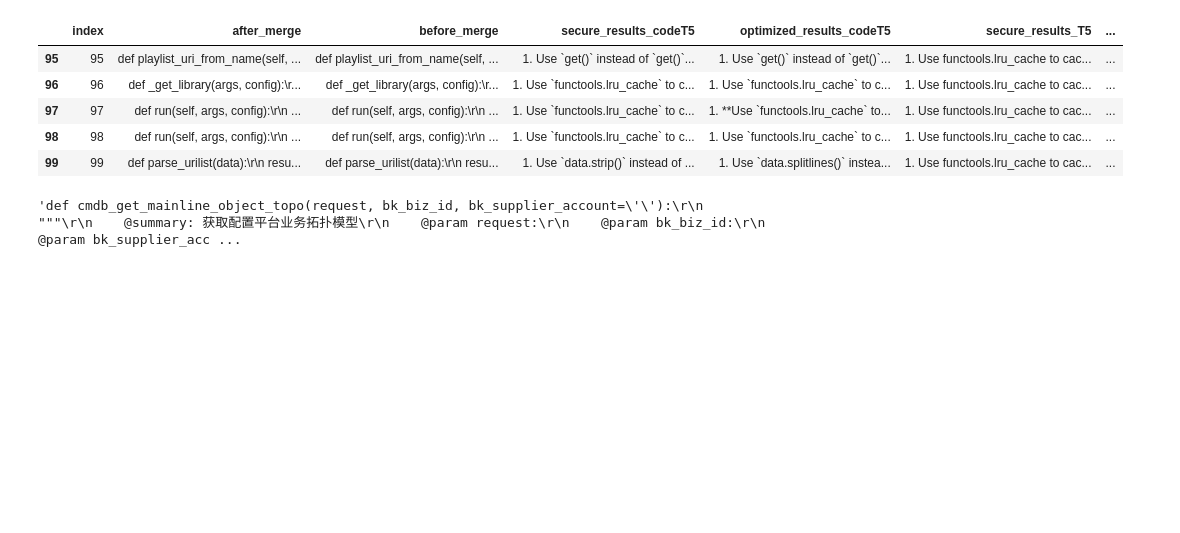
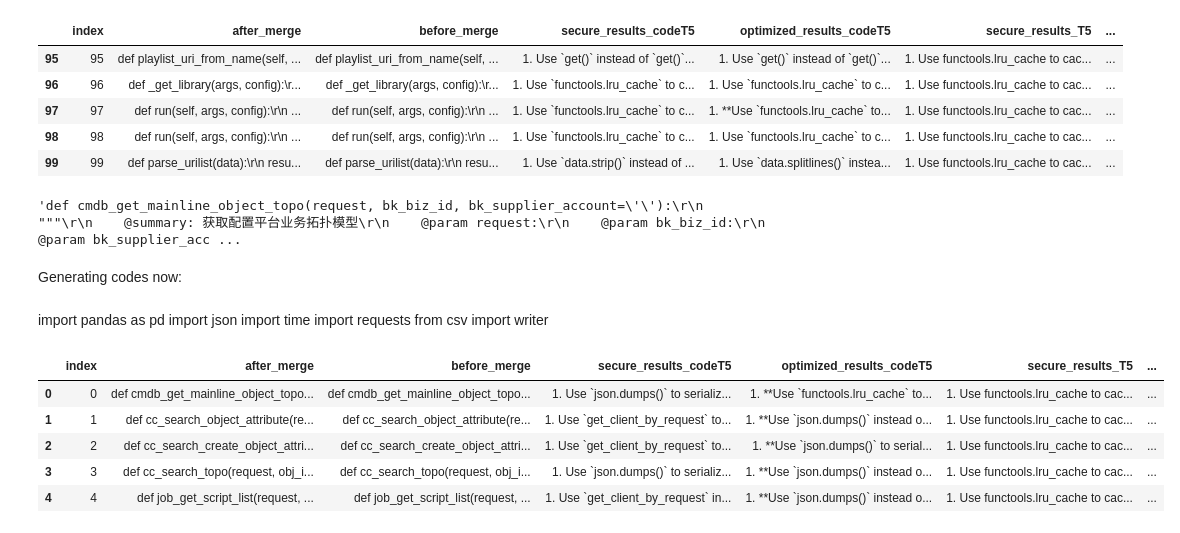
Before and after one commit to NamanGupta1102/FYP_Results, a Jupyter notebook: Evaluating/evaluate.ipynb, the cells around one changed output. Cells and saved outputs as stored; diff of their text form; code cells hidden in the pictures; blank space fills up the shorter version.

```diff
--- a/Evaluating/evaluate.ipynb
+++ b/Evaluating/evaluate.ipynb
@@ -185,3 +185,11 @@ def gen_code_secure(buggy_code, recommendations):
   else:
       print(f"Error: {response.status_code}")
       return("000_Error")
+# %% [markdown]
+Generating codes now:
+# %% [markdown]
+import pandas as pd
+import json
+import time
+import requests
+from csv import writer
@@ -187,0 +202,10 @@ def gen_code_secure(buggy_code, recommendations):
+# %%
+df_code_t5_and_t5_recommendations = pd.read_csv('evaluating_codeT5_0_to_99.csv')
+df_code_t5_and_t5_recommendations.head()
+# %% [output]
+|  | index | after_merge | before_merge | secure_results_codeT5 | optimized_results_codeT5 | secure_results_T5 | ... |
+| 0 | 0 | def cmdb_get_mainline_object_topo... | def cmdb_get_mainline_object_topo... | 1. Use `json.dumps()` to serializ... | 1. **Use `functools.lru_cache` to... | 1. Use functools.lru_cache to cac... | ... |
+| 1 | 1 | def cc_search_object_attribute(re... | def cc_search_object_attribute(re... | 1. Use `get_client_by_request` to... | 1. **Use `json.dumps()` instead o... | 1. Use functools.lru_cache to cac... | ... |
+| 2 | 2 | def cc_search_create_object_attri... | def cc_search_create_object_attri... | 1. Use `get_client_by_request` to... | 1. **Use `json.dumps()` to serial... | 1. Use functools.lru_cache to cac... | ... |
+| 3 | 3 | def cc_search_topo(request, obj_i... | def cc_search_topo(request, obj_i... | 1. Use `json.dumps()` to serializ... | 1. **Use `json.dumps()` instead o... | 1. Use functools.lru_cache to cac... | ... |
+| 4 | 4 | def job_get_script_list(request, ... | def job_get_script_list(request, ... | 1. Use `get_client_by_request` in... | 1. **Use `json.dumps()` instead o... | 1. Use functools.lru_cache to cac... | ... |
```
Also changed, not shown: parts of 9 cells of this notebook, 3 other files.
